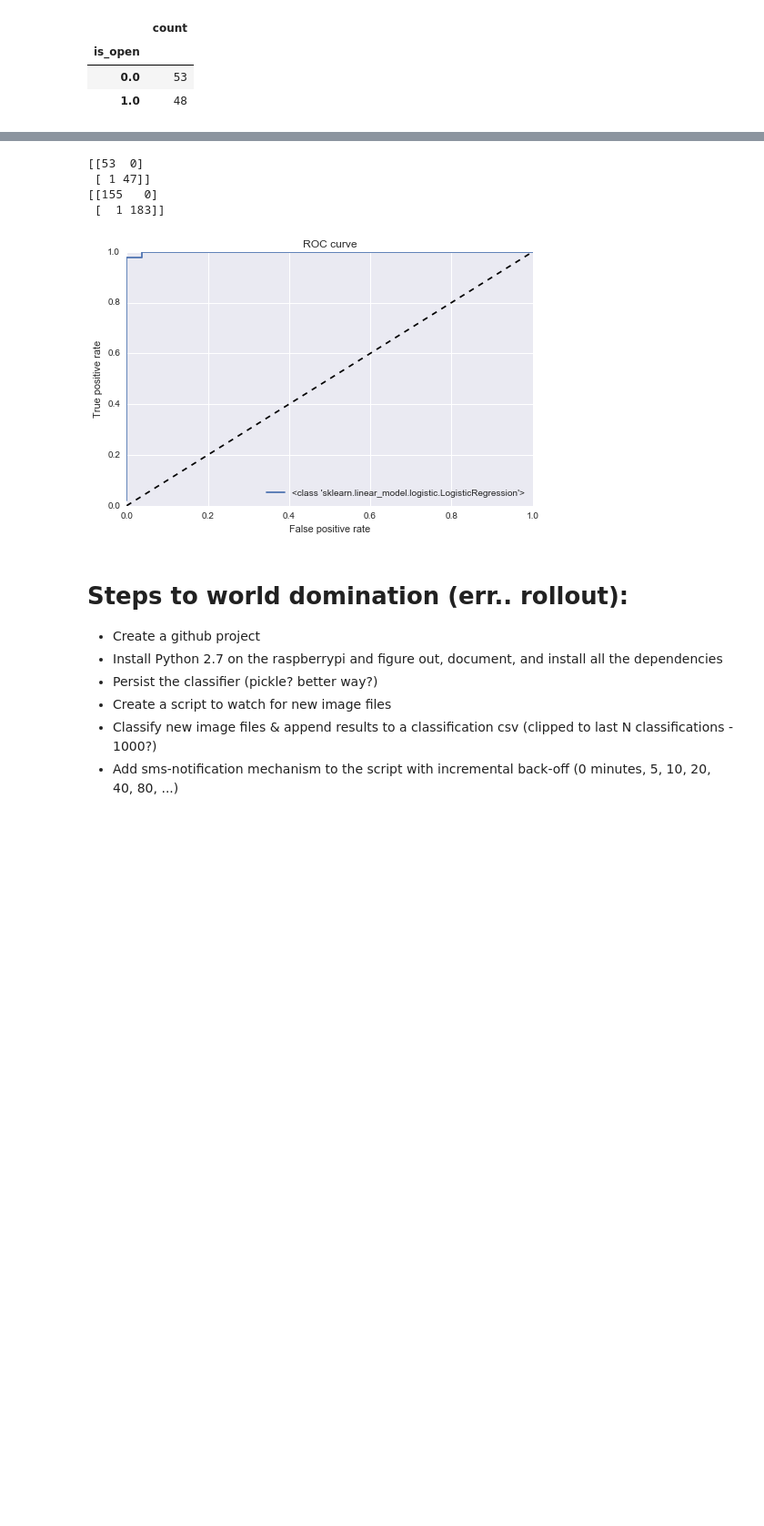
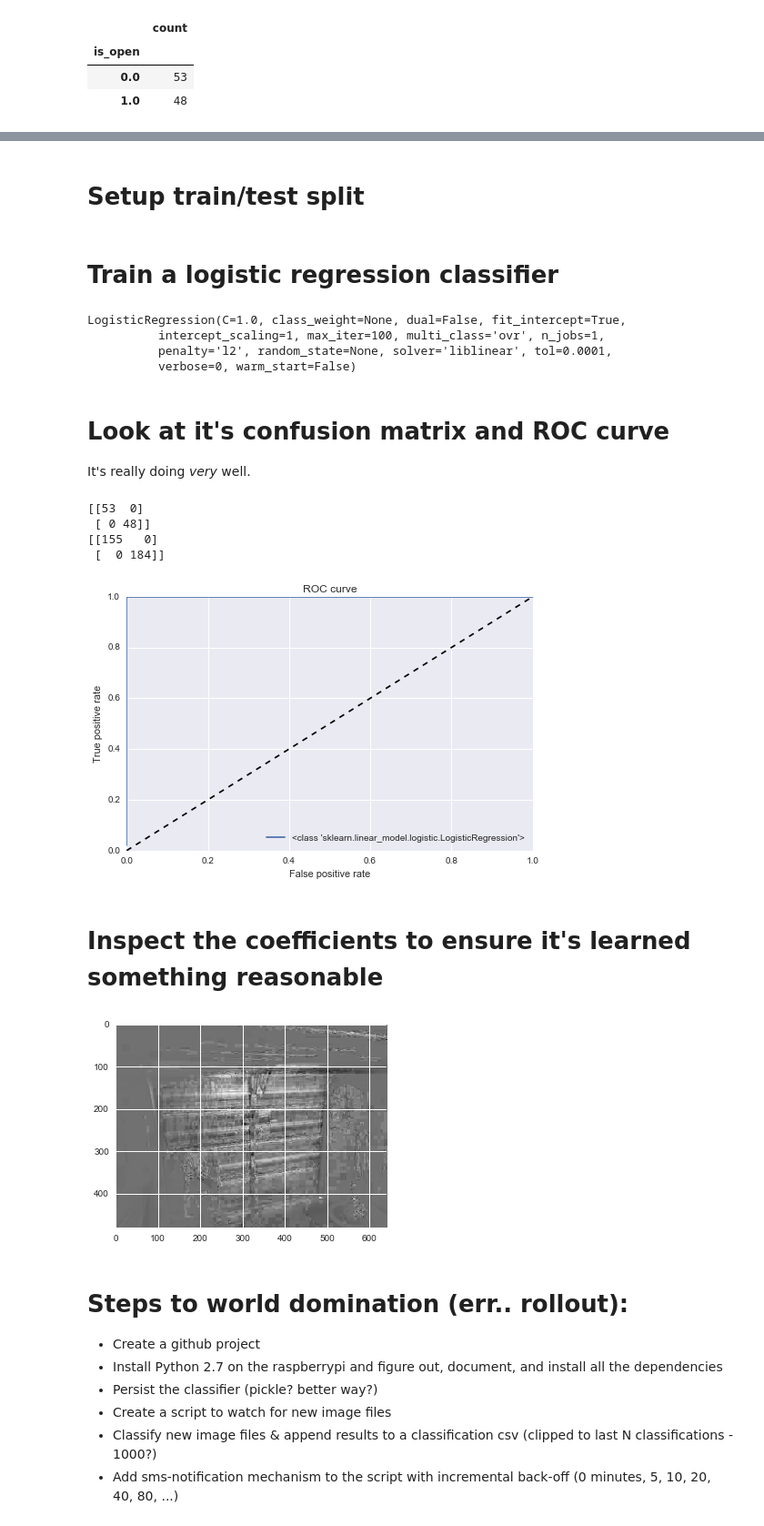
Before and after one commit to curious-attempt-bunny/python-scikit-raspberrypi-garage-door-twilio-alert, a Jupyter notebook: IR detection.ipynb, the cells around one changed output, grey strips where cells are left out. Shown: that part at 91% size. Cells and saved outputs as stored; diff of their text form; code cells hidden in the pictures; blank space fills up the shorter version.

Commit message:
Add explanatory markdown to IR detection notebook. Add coefficient inspection.

```diff
--- a/IR detection.ipynb
+++ b/IR detection.ipynb
@@ -169,3 +192,5 @@ for n_components in [2,3,4,5,6,7]:
+# %% [markdown]
+# Setup train/test split
 # %%
 X = images
 y = df.is_open
@@ -173,47 +198,28 @@ X_train = X[0:cut_point]
 X_test = X[cut_point:-1]
 y_train = y[0:cut_point]
 y_test = y[cut_point:-1]
-# %%
-from sklearn.linear_model import LogisticRegression
-from sklearn.discriminant_analysis import LinearDiscriminantAnalysis
-from sklearn.ensemble import AdaBoostClassifier
-from sklearn.neighbors import KNeighborsClassifier
-from sklearn.tree import DecisionTreeClassifier
-from sklearn.naive_bayes import GaussianNB
-from sklearn.svm import SVC
-from sklearn.ensemble import RandomForestClassifier
-
-# clf = RandomForestClassifier(n_estimators=10,max_depth=2, random_state=0)
-# clf = GaussianNB()
-# clf = svm.SVC(probability=False)
-clf = LogisticRegression()
-# clf = svm.SVC(kernel='rbf', gamma=0.7)
-
-# clf = svm.LinearSVC()
-# clf = DecisionTreeClassifier()
-# clf = LinearDiscriminantAnalysis()
-
-# clf = KNeighborsClassifier(n_neighbors = 2)
-# clf = AdaBoostClassifier()
-
-from sklearn.pipeline import Pipeline
-from sklearn.preprocessing import PolynomialFeatures
-# clf = Pipeline([('polynomial', PolynomialFeatures(2)),
-#                 ('classify', clf)])
-clf.fit(X_train, y_train)
-
-from sklearn.metrics import confusion_matrix
-y_pred = clf.predict(X_test)
-print confusion_matrix(y_test, y_pred)
-
-y_pred = clf.predict(X)
-print confusion_matrix(y, y_pred)
-# %% [output]
-[[53  0]
- [ 1 47]]
-[[155   0]
- [  1 183]]
+# %% [markdown]
+# Train a logistic regression classifier
+# %%
+from sklearn.linear_model import LogisticRegression
+clf = LogisticRegression()
+clf.fit(X_train, y_train)
+# %% [output]
+LogisticRegression(C=1.0, class_weight=None, dual=False, fit_intercept=True,
+          intercept_scaling=1, max_iter=100, multi_class='ovr', n_jobs=1,
+          penalty='l2', random_state=None, solver='liblinear', tol=0.0001,
+          verbose=0, warm_start=False)
+# %% [markdown]
+# Look at it's confusion matrix and ROC curve
+It's really doing *very* well.
 # %%
+from sklearn.metrics import confusion_matrix
+y_pred = clf.predict(X_test)
+print confusion_matrix(y_test, y_pred)
+
+y_pred = clf.predict(X)
+print confusion_matrix(y, y_pred)
+
 y_pred_rt = clf.predict_proba(X_test)[:, 1]
 fpr_rt_lsvc, tpr_rt_lsvc, _ = roc_curve(y_test, y_pred_rt)
 
@@ -226,7 +232,17 @@ plt.title('ROC curve')
 plt.legend(loc='best')
 plt.show()
 # %% [output]
+[[53  0]
+ [ 0 48]]
+[[155   0]
+ [  0 184]]
-[figure, old version]
+[figure, new version]
+# %% [markdown]
+# Inspect the coefficients to ensure it's learned something reasonable
+# %%
+plt.imshow(np.reshape(clf.coef_[0], (480,640)));
+# %% [output]
+[figure, added]
 # %% [markdown]
 # Steps to world domination (err.. rollout):
 
```
Also changed, not shown: parts of 22 cells of this notebook, 1 other file.
